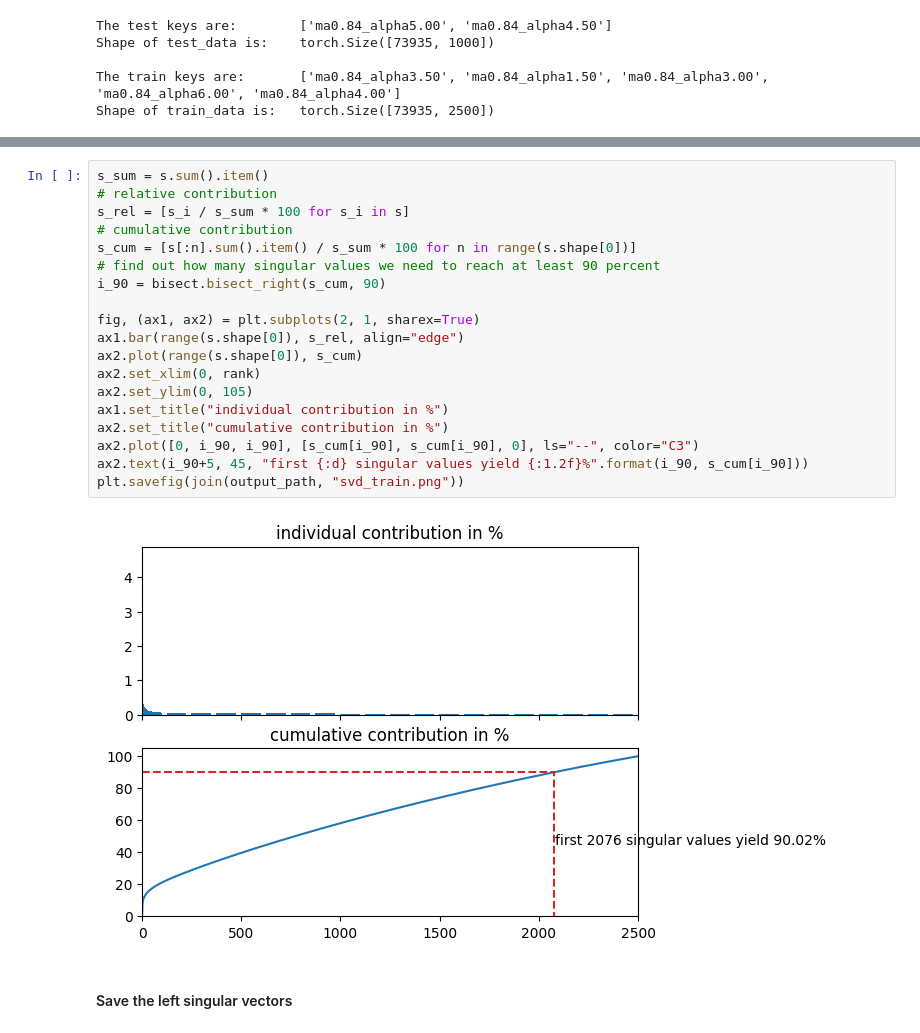
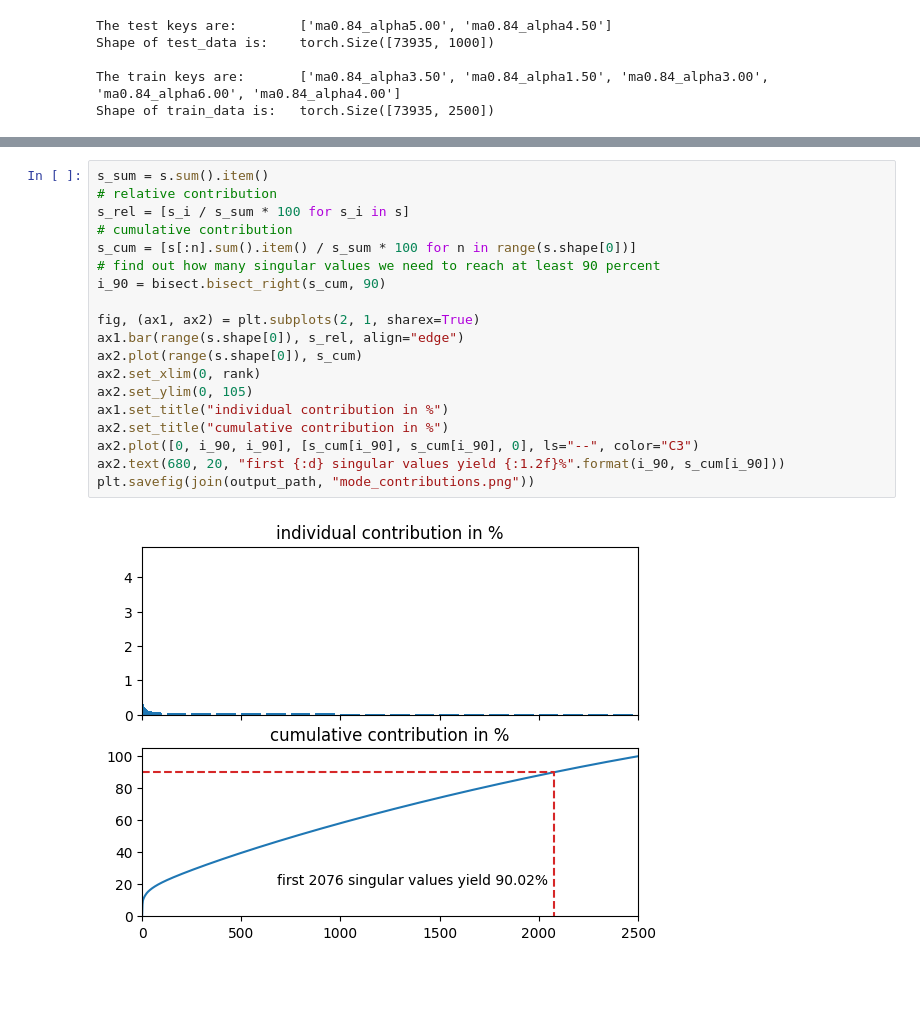
Before and after one commit to AntonSchreiber/ROM-buffet-forecasting, a Jupyter notebook: App/svd_train.ipynb, the cells around one changed output, grey strips where cells are left out. Saved outputs shown, nothing was run; the diff lists cells and outputs as text; blank space fills up the shorter version.

Commit message:
save full U and update plot

```diff
--- a/App/svd_train.ipynb
+++ b/App/svd_train.ipynb
@@ -76,23 +81,21 @@ Shape of V is:            torch.Size([2500, 2500])
 # %%
 s_sum = s.sum().item()
 # relative contribution
 s_rel = [s_i / s_sum * 100 for s_i in s]
 # cumulative contribution
 s_cum = [s[:n].sum().item() / s_sum * 100 for n in range(s.shape[0])]
 # find out how many singular values we need to reach at least 90 percent
 i_90 = bisect.bisect_right(s_cum, 90)
 
 fig, (ax1, ax2) = plt.subplots(2, 1, sharex=True)
 ax1.bar(range(s.shape[0]), s_rel, align="edge")
 ax2.plot(range(s.shape[0]), s_cum)
 ax2.set_xlim(0, rank)
 ax2.set_ylim(0, 105)
 ax1.set_title("individual contribution in %")
 ax2.set_title("cumulative contribution in %")
 ax2.plot([0, i_90, i_90], [s_cum[i_90], s_cum[i_90], 0], ls="--", color="C3")
-ax2.text(i_90+5, 45, "first {:d} singular values yield {:1.2f}%".format(i_90, s_cum[i_90]))
-plt.savefig(join(output_path, "svd_train.png"))
+ax2.text(680, 20, "first {:d} singular values yield {:1.2f}%".format(i_90, s_cum[i_90]))
+plt.savefig(join(output_path, "mode_contributions.png"))
 # %% [output]
-[figure, old version]
+[figure, new version]
-# %% [markdown]
-#### Save the left singular vectors
```
Also changed, not shown: parts of 4 cells of this notebook, 1 other file.
